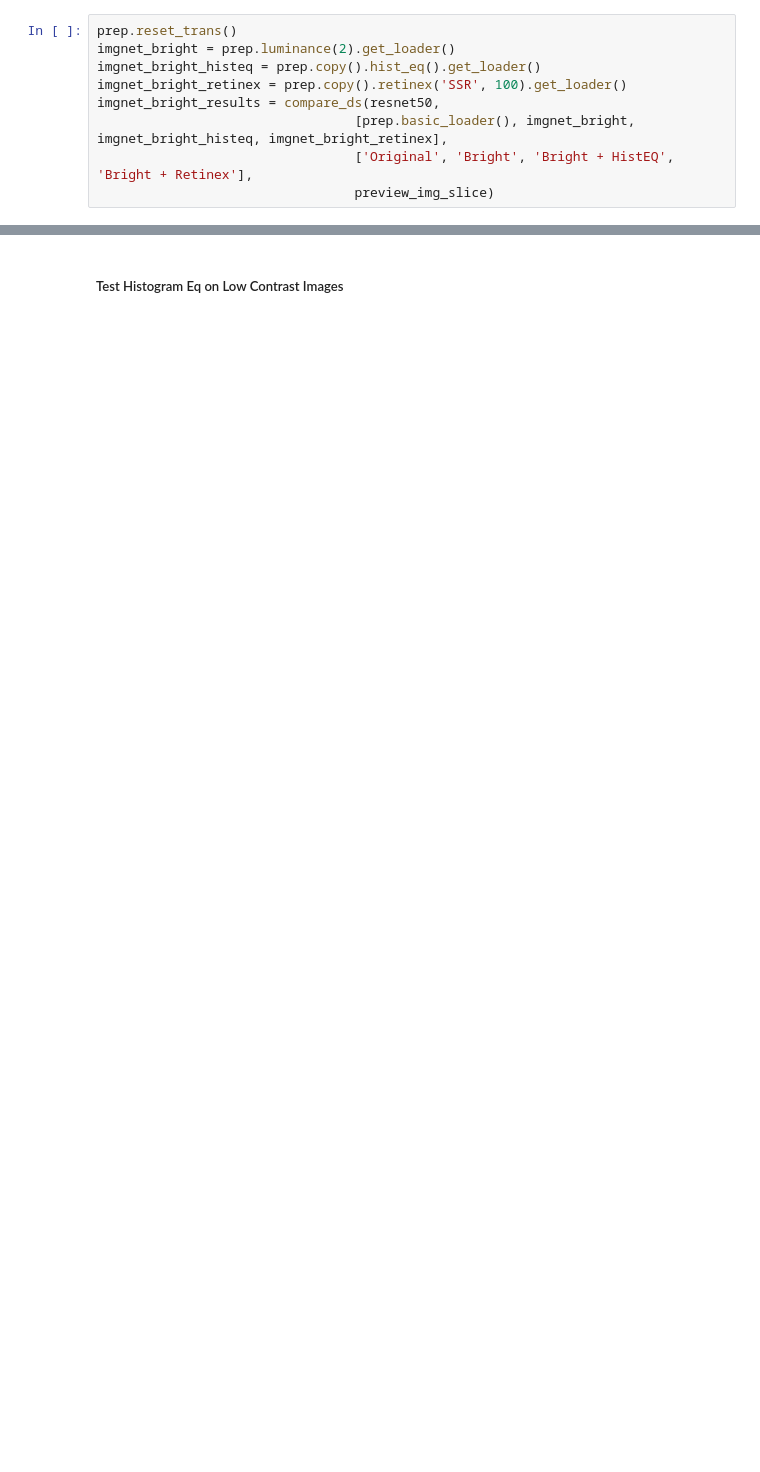
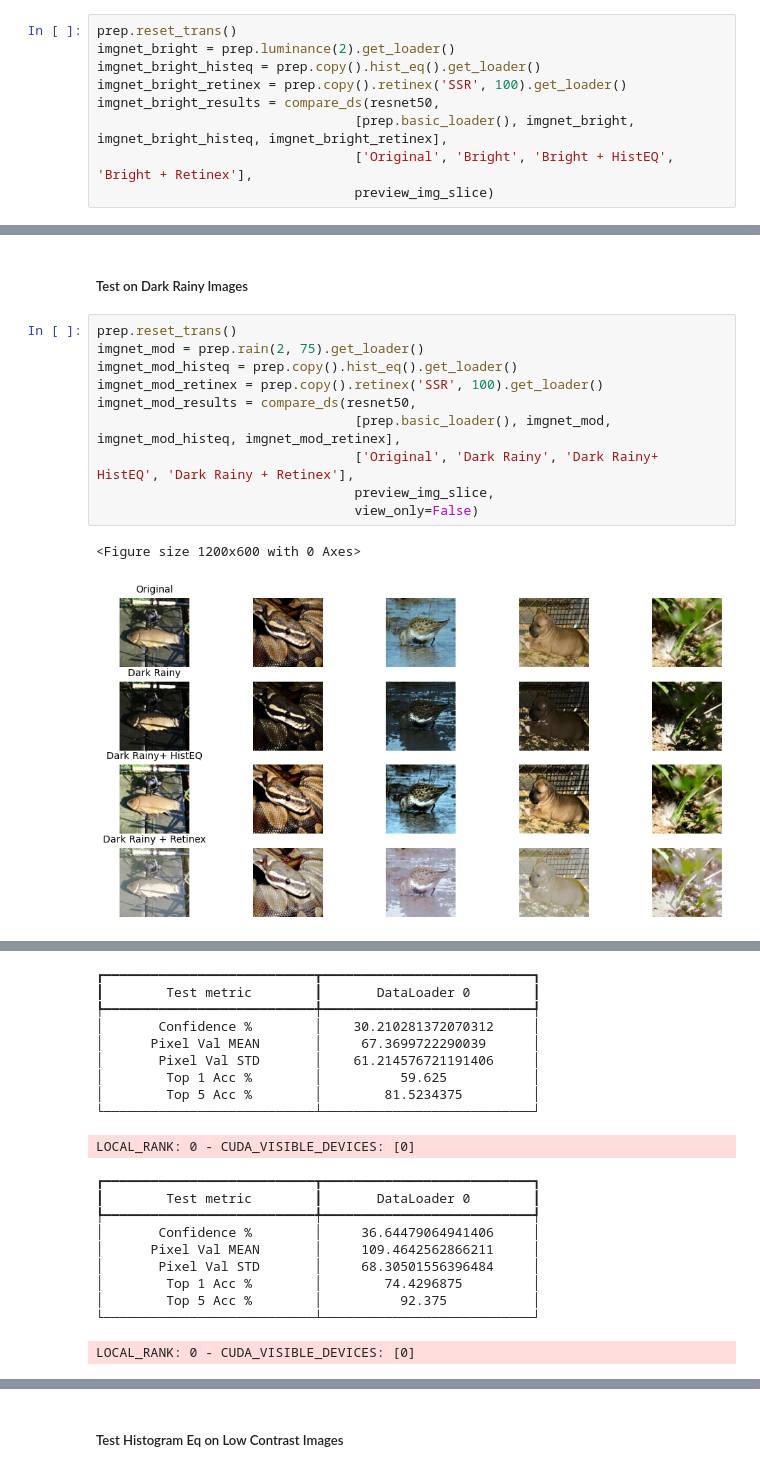
Before and after one commit to jjsuperpower/FIND, a Jupyter notebook: test_resnet.ipynb, the cells around one changed output, grey strips where cells are left out. Cells and saved outputs as stored; diff of their text form; blank space fills up the shorter version.

Commit message:
Added fog and rainy transforms

```diff
--- a/test_resnet.ipynb
+++ b/test_resnet.ipynb
@@ -72,0 +118,15 @@ imgnet_bright_results = compare_ds(resnet50,
+# %% [markdown]
+##### Test on Dark Rainy Images
+# %%
+prep.reset_trans()
+imgnet_mod = prep.rain(2, 75).get_loader()
+imgnet_mod_histeq = prep.copy().hist_eq().get_loader()
+imgnet_mod_retinex = prep.copy().retinex('SSR', 100).get_loader()
+imgnet_mod_results = compare_ds(resnet50,
+                                 [prep.basic_loader(), imgnet_mod, imgnet_mod_histeq, imgnet_mod_retinex],
+                                 ['Original', 'Dark Rainy', 'Dark Rainy+ HistEQ', 'Dark Rainy + Retinex'],
+                                 preview_img_slice,
+                                 view_only=False)
+# %% [output]
+<Figure size 1200x600 with 0 Axes>
+[figure, added]
@@ -72,0 +140,20 @@ imgnet_bright_results = compare_ds(resnet50,
+┏━━━━━━━━━━━━━━━━━━━━━━━━━━━┳━━━━━━━━━━━━━━━━━━━━━━━━━━━┓
+┃        Test metric        ┃       DataLoader 0        ┃
+┡━━━━━━━━━━━━━━━━━━━━━━━━━━━╇━━━━━━━━━━━━━━━━━━━━━━━━━━━┩
+│       Confidence %        │    30.210281372070312     │
+│      Pixel Val MEAN       │     67.3699722290039      │
+│       Pixel Val STD       │    61.214576721191406     │
+│        Top 1 Acc %        │          59.625           │
+│        Top 5 Acc %        │        81.5234375         │
+└───────────────────────────┴───────────────────────────┘
+LOCAL_RANK: 0 - CUDA_VISIBLE_DEVICES: [0]
+┏━━━━━━━━━━━━━━━━━━━━━━━━━━━┳━━━━━━━━━━━━━━━━━━━━━━━━━━━┓
+┃        Test metric        ┃       DataLoader 0        ┃
+┡━━━━━━━━━━━━━━━━━━━━━━━━━━━╇━━━━━━━━━━━━━━━━━━━━━━━━━━━┩
+│       Confidence %        │     36.64479064941406     │
+│      Pixel Val MEAN       │     109.4642562866211     │
+│       Pixel Val STD       │     68.30501556396484     │
+│        Top 1 Acc %        │        74.4296875         │
+│        Top 5 Acc %        │          92.375           │
+└───────────────────────────┴───────────────────────────┘
+LOCAL_RANK: 0 - CUDA_VISIBLE_DEVICES: [0]
```
Also changed, not shown: parts of 12 cells of this notebook, 2 other files.
